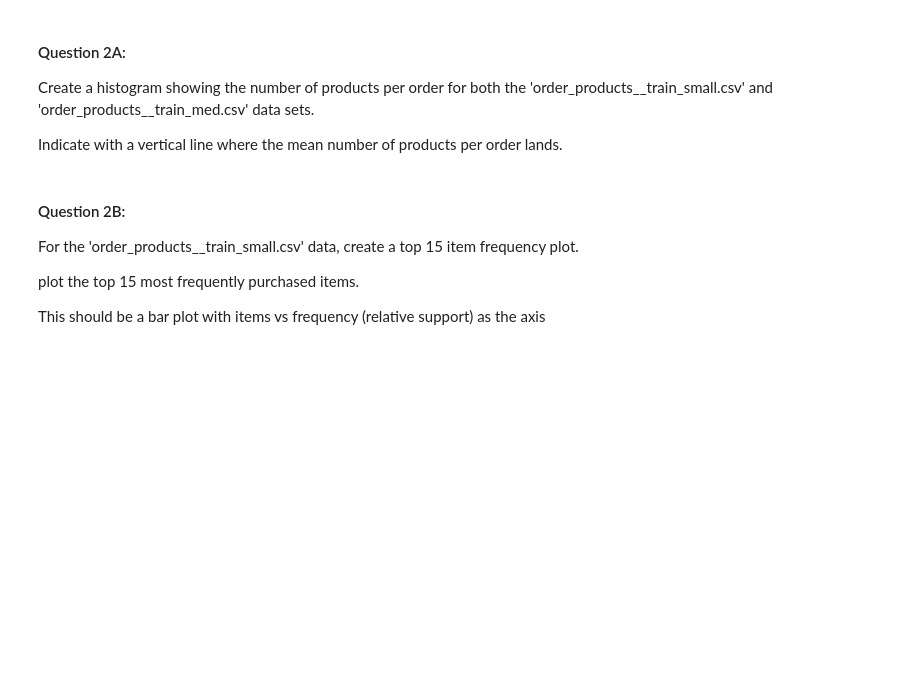
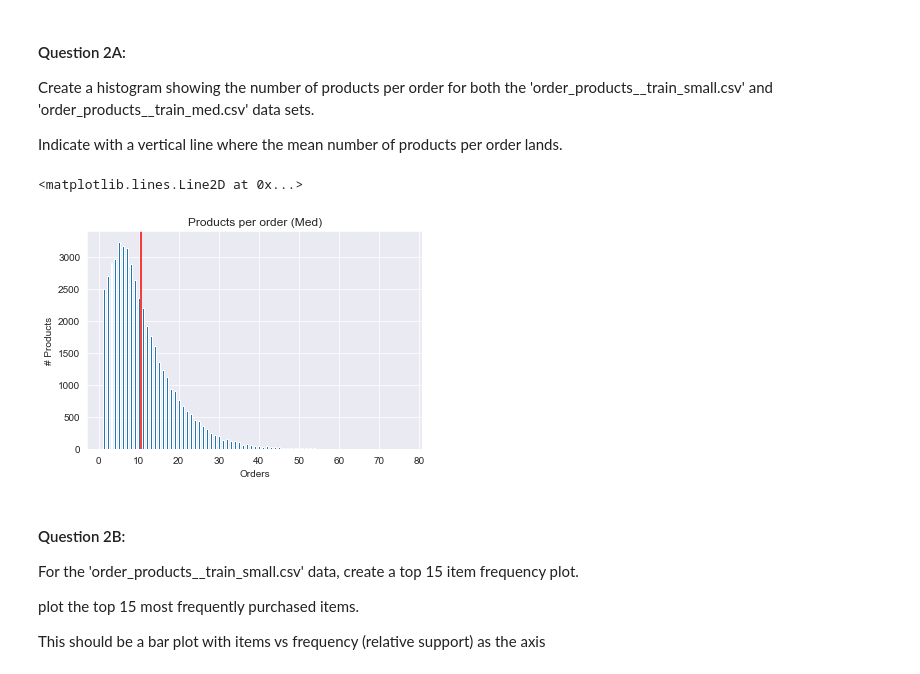
Before and after one commit to DevvyDont/DataMining, a Jupyter notebook: A5/A5_Group_Zamorano.ipynb, the cells around one changed output. Drawn from its saved outputs; the diff is of its cells as text; code cells hidden in the pictures; blank space fills up the shorter version.

```diff
--- a/A5/A5_Group_Zamorano.ipynb
+++ b/A5/A5_Group_Zamorano.ipynb
@@ -19,6 +51,50 @@ You can link the product number in the "order_products" file to the name of the
 Create a histogram showing the number of products per order for both the 'order_products__train_small.csv' and 'order_products__train_med.csv' data sets.
 
 Indicate with a vertical line where the mean number of products per order lands.
+# %%
+DATA_ORDER_PRODUCTS_TRAIN_SMALL = pd.read_csv ('instacart-small/order_products__train_small.csv')
+DATA_ORDER_PRODUCTS_TRAIN_MED = pd.read_csv ('instacart-small/orders_product__train_med.csv')
+
+order2NumProducts = {
+
+}
+
+for i, order in DATA_ORDER_PRODUCTS_TRAIN_SMALL.iterrows():
+
+    if order['order_id'] not in order2NumProducts:
+        order2NumProducts[order['order_id']]  = 0
+
+    order2NumProducts[order['order_id']] += 1
+
+mean = sum(order2NumProducts.values())
+mean /= len(order2NumProducts.values())
+
+import matplotlib.pyplot as plt
+plt.hist(x=order2NumProducts.values(), bins='auto')
+plt.xlabel('Orders')
+plt.ylabel('# Products')
+plt.title('Products per order (Small)')
+plt.axvline(x=mean, color='red')
+# %%
+order2NumProducts = {}
+for i, order in DATA_ORDER_PRODUCTS_TRAIN_MED.iterrows():
+
+    if order['order_id'] not in order2NumProducts:
+        order2NumProducts[order['order_id']]  = 0
+
+    order2NumProducts[order['order_id']] += 1
+
+mean = sum(order2NumProducts.values())
+mean /= len(order2NumProducts.values())
+
+plt.hist(x=order2NumProducts.values(), bins='auto')
+plt.xlabel('Orders')
+plt.ylabel('# Products')
+plt.title('Products per order (Med)')
+plt.axvline(x=mean, color='red')
+# %% [output]
+<matplotlib.lines.Line2D at 0x...>
+[figure, added]
 # %% [markdown]
 #### Question 2B:
 For the 'order_products__train_small.csv' data, create a top 15 item frequency plot.
```
Also changed, not shown: parts of 7 cells of this notebook, 6 other files.
